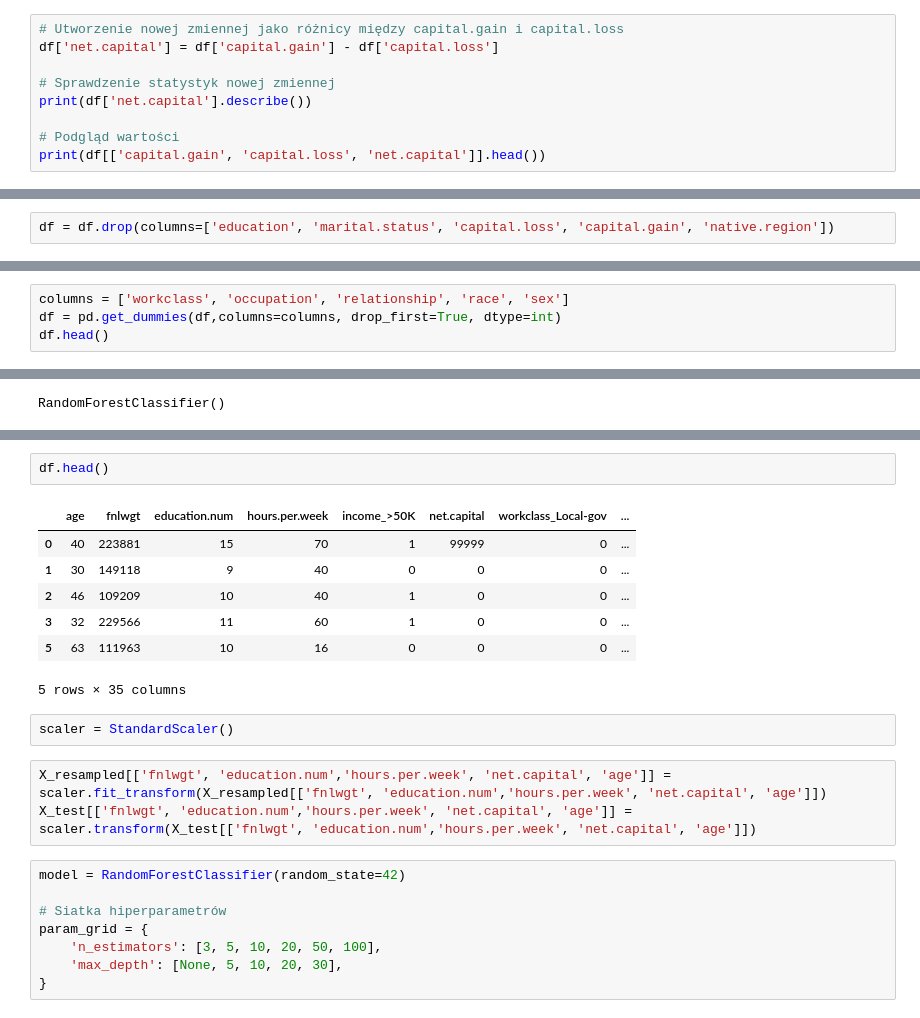
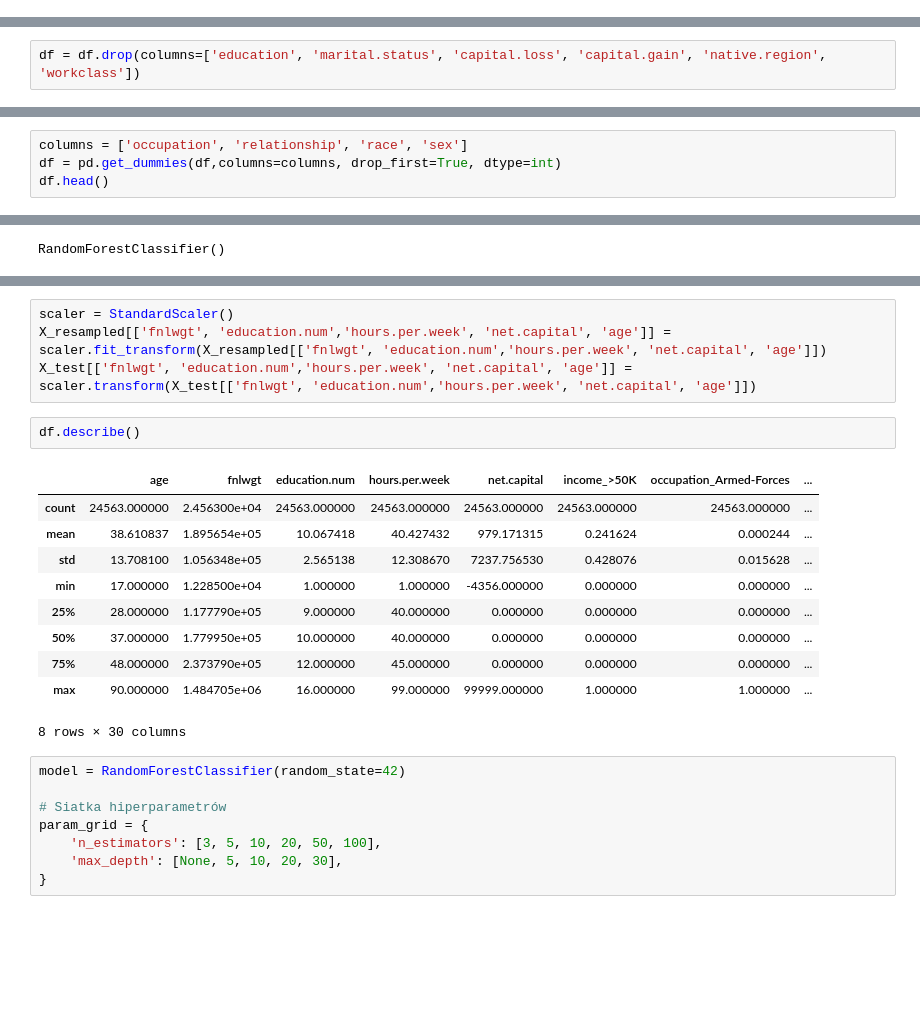
Before and after one commit to adrianzyla/annual_income_analysis, a Jupyter notebook: annual_income_analysis_ania.ipynb, the cells around one changed output, grey strips where cells are left out. Cells and saved outputs as stored; diff of their text form; blank space fills up the shorter version.

```diff
--- a/annual_income_analysis_ania.ipynb
+++ b/annual_income_analysis_ania.ipynb
@@ -477,9 +545,0 @@ Klasa pozytywna to: 25.01% zbioru danych.
-# %%
-# Utworzenie nowej zmiennej jako różnicy między capital.gain i capital.loss
-df['net.capital'] = df['capital.gain'] - df['capital.loss']
-
-# Sprawdzenie statystyk nowej zmiennej
-print(df['net.capital'].describe())
-
-# Podgląd wartości
-print(df[['capital.gain', 'capital.loss', 'net.capital']].head())
@@ -517,3 +576,5 @@ plt.show()
+# %%
+df = df.drop(columns=['education', 'marital.status', 'capital.loss', 'capital.gain', 'native.region', 'workclass'])
 # %%
 df.head()
 # %% [output]
@@ -526,2 +586,0 @@ df.head()
-# %%
-df = df.drop(columns=['education', 'marital.status', 'capital.loss', 'capital.gain', 'native.region'])
@@ -617,5 +669,5 @@ df.shape
 # %%
-columns = ['workclass', 'occupation', 'relationship', 'race', 'sex']
+columns = ['occupation', 'relationship', 'race', 'sex']
 df = pd.get_dummies(df,columns=columns, drop_first=True, dtype=int)
 df.head()
 # %% [output]
@@ -749,18 +814,20 @@ weighted avg       0.84      0.84      0.84      6945
+# %%
+scaler = StandardScaler()
+X_resampled[['fnlwgt', 'education.num','hours.per.week', 'net.capital', 'age']] = scaler.fit_transform(X_resampled[['fnlwgt', 'education.num','hours.per.week', 'net.capital', 'age']])
+X_test[['fnlwgt', 'education.num','hours.per.week', 'net.capital', 'age']] = scaler.transform(X_test[['fnlwgt', 'education.num','hours.per.week', 'net.capital', 'age']])
 # %%
-df.head()
+df.describe()
 # %% [output]
-|  | age | fnlwgt | education.num | hours.per.week | income_>50K | net.capital | workclass_Local-gov | ... |
-| 0 | 40 | 223881 | 15 | 70 | 1 | 99999 | 0 | ... |
-| 1 | 30 | 149118 | 9 | 40 | 0 | 0 | 0 | ... |
-| 2 | 46 | 109209 | 10 | 40 | 1 | 0 | 0 | ... |
-| 3 | 32 | 229566 | 11 | 60 | 1 | 0 | 0 | ... |
-| 5 | 63 | 111963 | 10 | 16 | 0 | 0 | 0 | ... |
+|  | age | fnlwgt | education.num | hours.per.week | net.capital | income_>50K | occupation_Armed-Forces | ... |
+| count | 24563.000000 | 2.456300e+04 | 24563.000000 | 24563.000000 | 24563.000000 | 24563.000000 | 24563.000000 | ... |
+| mean | 38.610837 | 1.895654e+05 | 10.067418 | 40.427432 | 979.171315 | 0.241624 | 0.000244 | ... |
+| std | 13.708100 | 1.056348e+05 | 2.565138 | 12.308670 | 7237.756530 | 0.428076 | 0.015628 | ... |
+| min | 17.000000 | 1.228500e+04 | 1.000000 | 1.000000 | -4356.000000 | 0.000000 | 0.000000 | ... |
+| 25% | 28.000000 | 1.177790e+05 | 9.000000 | 40.000000 | 0.000000 | 0.000000 | 0.000000 | ... |
+| 50% | 37.000000 | 1.779950e+05 | 10.000000 | 40.000000 | 0.000000 | 0.000000 | 0.000000 | ... |
+| 75% | 48.000000 | 2.373790e+05 | 12.000000 | 45.000000 | 0.000000 | 0.000000 | 0.000000 | ... |
+| max | 90.000000 | 1.484705e+06 | 16.000000 | 99.000000 | 99999.000000 | 1.000000 | 1.000000 | ... |
-5 rows × 35 columns
+8 rows × 30 columns
-# %%
-scaler = StandardScaler()
-# %%
-X_resampled[['fnlwgt', 'education.num','hours.per.week', 'net.capital', 'age']] = scaler.fit_transform(X_resampled[['fnlwgt', 'education.num','hours.per.week', 'net.capital', 'age']])
-X_test[['fnlwgt', 'education.num','hours.per.week', 'net.capital', 'age']] = scaler.transform(X_test[['fnlwgt', 'education.num','hours.per.week', 'net.capital', 'age']])
 # %%
 model = RandomForestClassifier(random_state=42)
 
```
Also changed, not shown: parts of 95 cells of this notebook.
